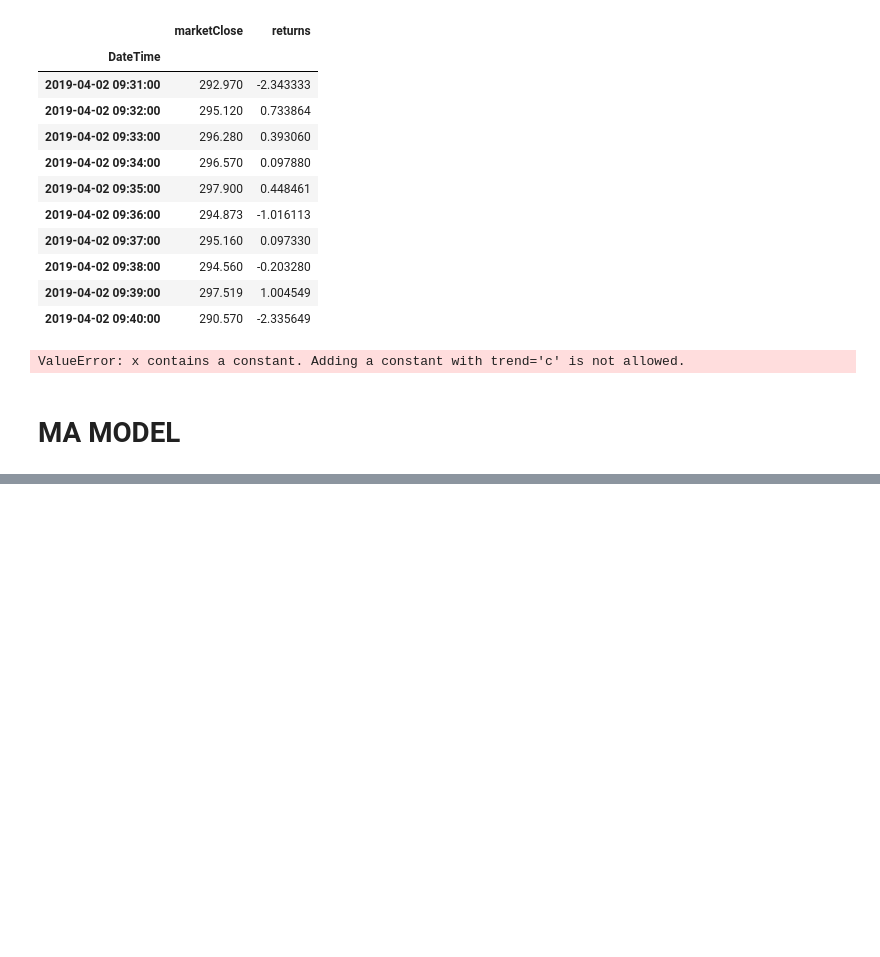
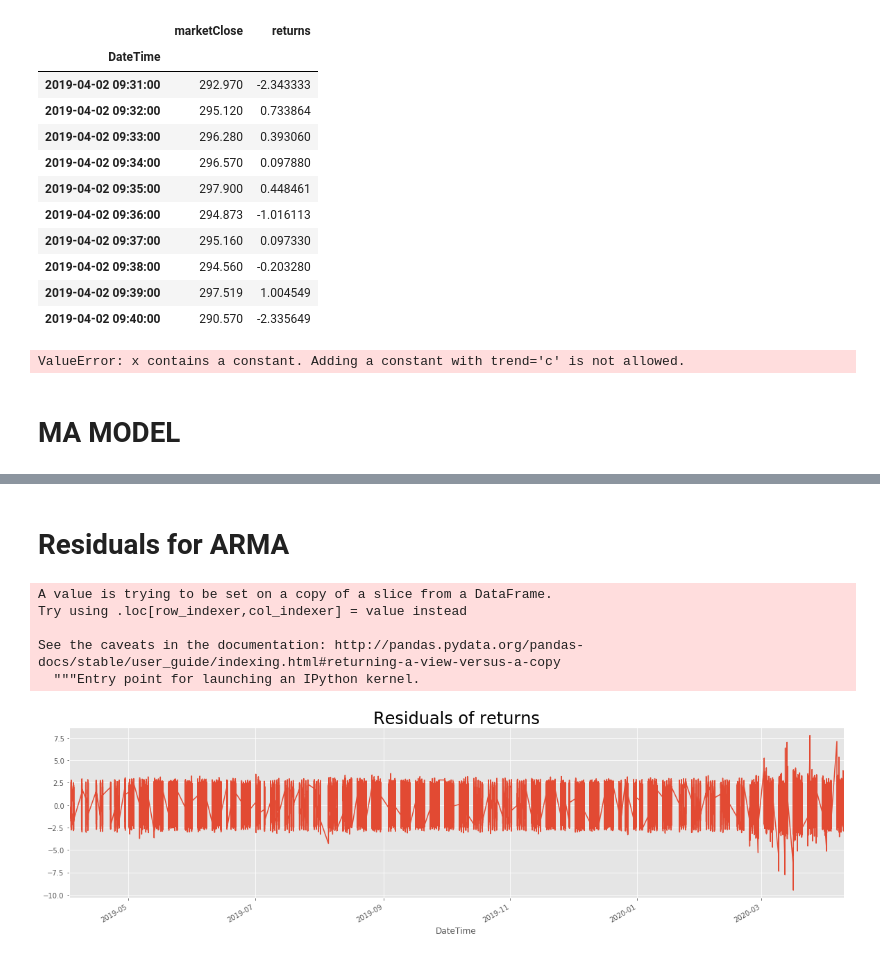
Before and after one commit to BAGLAT/Time-Series-Analysis-HFT, a Jupyter notebook: Time Series SPY 1 Min.ipynb, the cells around one changed output, grey strips where cells are left out. Drawn from its saved outputs; the diff is of its cells as text; code cells hidden in the pictures; blank space fills up the shorter version.

```diff
--- a/Time Series SPY 1 Min.ipynb
+++ b/Time Series SPY 1 Min.ipynb
@@ -1148,0 +1301,3 @@ pass your own start_params.
+# %%
+model_ret_ar_1_ma_2 = ARMA(df3.returns,order=(1,2))
+results_ret_ar_1_ma_2 = model_ret_ar_1_ma_2.fit()
@@ -1148,0 +1336,16 @@ pass your own start_params.
+# %% [markdown]
+# Residuals for ARMA
+# %%
+df3['resid_results_ret_ar_1_ma_2'] = results_ret_ar_1_ma_2.resid
+# %% [output]
+A value is trying to be set on a copy of a slice from a DataFrame.
+Try using .loc[row_indexer,col_indexer] = value instead
+
+See the caveats in the documentation: http://pandas.pydata.org/pandas-docs/stable/user_guide/indexing.html#returning-a-view-versus-a-copy
+  """Entry point for launching an IPython kernel.
+# %%
+df3.resid_results_ret_ar_1_ma_2.plot(figsize=(20,5))
+plt.title('Residuals of returns',size=24)
+plt.show()
+# %% [output]
+[figure, added]
```
Also changed, not shown: parts of 58 cells of this notebook.
